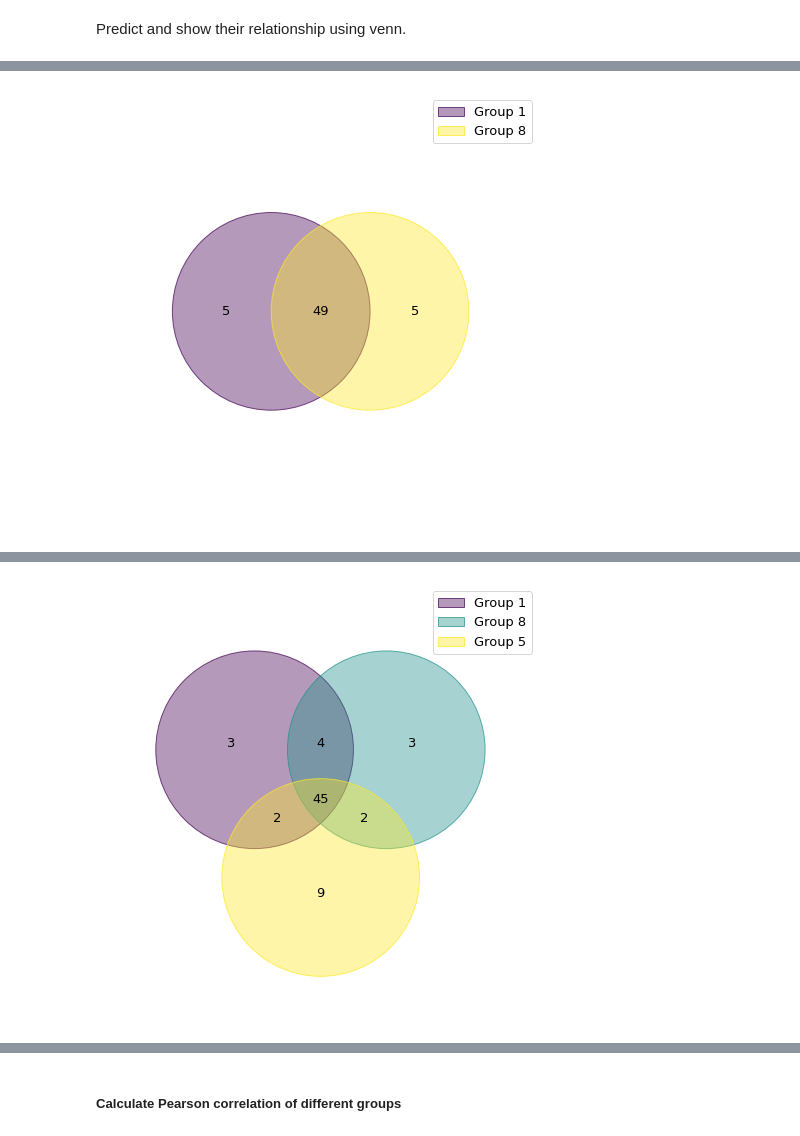
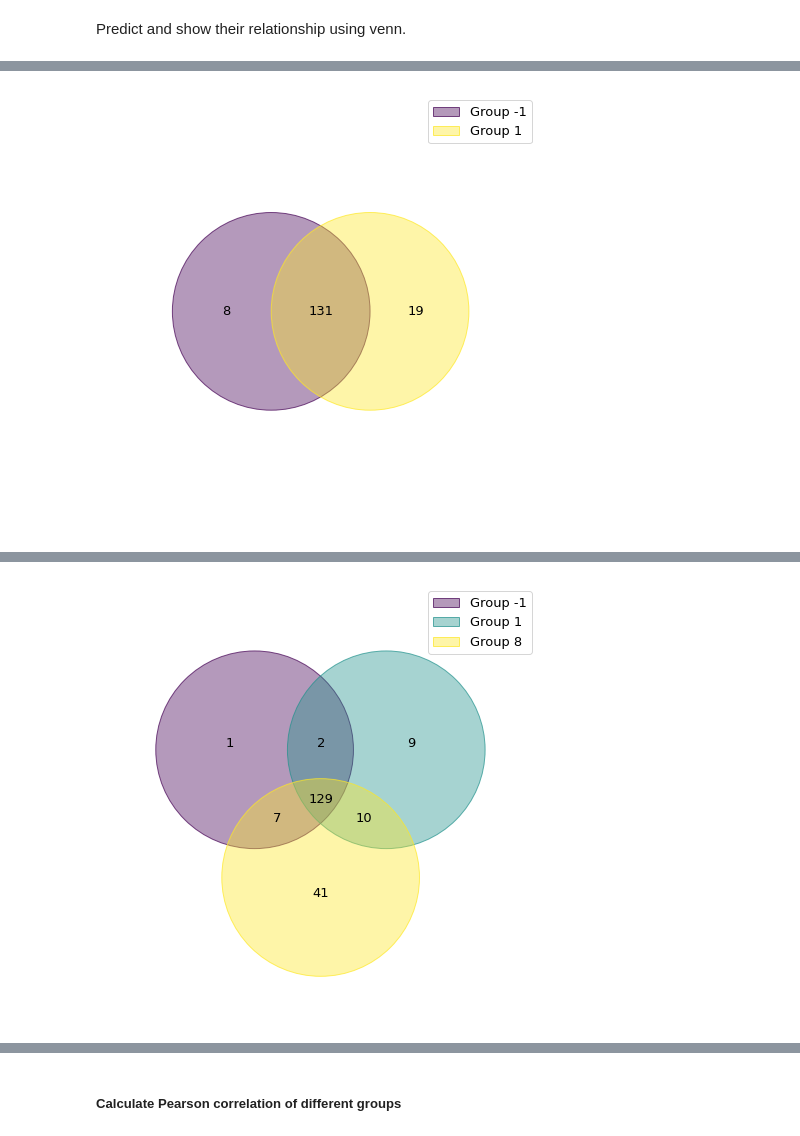
Before and after one commit to StanfordHCI/Curation-Modeling, a Jupyter notebook: curation.ipynb, the cells around one changed output, grey strips where cells are left out. Drawn from its saved outputs; the diff is of its cells as text; code cells hidden in the pictures.

```diff
--- a/curation.ipynb
+++ b/curation.ipynb
@@ -242,6 +242,6 @@ In train data, subreddit r/funny have 47 active users (who votes >= 5 times), 47
 # %%
 user_grouping_method = config["user_grouping_method"]
-user_grouping_method = "all_user_as_group" # TODO: change this
+user_grouping_method =  "votes all_user_as_group" # "manual" #TODO: change this
 manual_user_groups = config["manual_user_groups"]
 # manual_user_groups = {"Conservative": {66, 39, 10, 44, 16, 60}, "Democratic":{0, 65, 64, 37, 49, 52, 20, 22, 23, 26, 29}}
 debug(user_grouping_method=user_grouping_method)
@@ -259,7 +259,7 @@ def get_bool_vec(selected_ids, vec_size):
         bool_vec[user] = True
     return bool_vec
 
-def get_user_reps(selected_users, all_user_embedding, train_data:pd.DataFrame = None, selected_submissions = None, method = "neural"):
+def get_user_reps(selected_users, all_user_embedding, train_data:pd.DataFrame = None, selected_submissions = None, user_grouping_method = "neural"):
     assert all_user_embedding is not None
     selected_users_bool_vec = get_bool_vec(selected_users, all_user_embedding.shape[0])
     # user_user_i_map = {}
@@ -272,9 +272,9 @@ def get_user_reps(selected_users, all_user_embedding, train_data:pd.DataFrame =
             user_i += 1
     # assert len(user_user_i_map) == len(user_i_user_map)
     selected_users_reps = None
-    if method == "neural":
+    if "neural" in user_grouping_method:
         selected_users_reps = all_user_embedding[selected_users_bool_vec, :]
-    elif method == "votes":
+    elif "votes" in user_grouping_method:
         assert train_data is not None and selected_submissions is not None
         sub_sub_i_map = {sub: sub_i for sub_i, sub in enumerate(list(selected_submissions.keys()))}
         users_reps = torch.zeros([all_user_embedding.shape[0], len(selected_submissions)])
@@ -313,5 +313,6 @@ if pred_all_user_submission_vote_score_matrix is None:
     with torch.no_grad():
         user_embedding = model.lm_encoder.embeddings.word_embeddings(all_username_token_ids)
     # debug(all_username_tokens=all_username_tokens, all_username_token_ids=all_username_token_ids, user_embedding=user_embedding)
-    a_subreddit_active_users_reps, a_subreddit_active_user_i_user_map = get_user_reps(a_subreddit_active_users, all_user_embedding=user_embedding, train_data=train_data, selected_submissions = subreddit_train_submissions[a_subreddit], method = user_grouping_method)
+    a_subreddit_active_users_reps, a_subreddit_active_user_i_user_map = get_user_reps(a_subreddit_active_users, all_user_embedding=user_embedding, train_data=train_data, selected_submissions = subreddit_train_submissions[a_subreddit], user_grouping_method = user_grouping_method)
+    debug(a_subreddit_active_users_reps=a_subreddit_active_users_reps)
 # %% [output]
@@ -421,7 +445,7 @@ Set parameters
 # %%
 batch_size = 1024
 # thres = config["upvote_downvote_ratio_thres"]
-thres = 0.9 # TODO:
+thres = 0.5 # TODO:
 # %% [markdown]
 Predict and show their relationship using venn.
 # %%
@@ -437,7 +461,7 @@ def predict_groups_preferences(users_in_groups, unique_submissions:dict, thres =
         shutil.rmtree(config["preferred_submissions_venn_figure_dir"])
     os.makedirs(config["preferred_submissions_venn_figure_dir"], exist_ok=True)
     for group_x in users_in_groups:
-        if (user_grouping_method != "single_user_as_group") and (len(users_in_groups[group_x]) <= config["group_user_num_lower_thres"] or len(users_in_groups[group_x]) > config["group_user_num_upper_thres"]): # keep middle sized centers
+        if (user_grouping_method != "single_user_as_group" and user_grouping_method != "all_user_as_group") and (len(users_in_groups[group_x]) <= config["group_user_num_lower_thres"] or len(users_in_groups[group_x]) > config["group_user_num_upper_thres"]): # keep middle sized centers
             continue
         if group_centers is not None: # only keep not similar centers
             group_x_center = group_centers[group_x]
@@ -459,7 +483,7 @@ def predict_groups_preferences(users_in_groups, unique_submissions:dict, thres =
             predicted_group_x_submissions_votes = predict_group_users_submissions_votes(model, group_x_subreddit_submissions_data, batch_size)
             group_x_submission_votes, group_x_confidence, pred_group_x_subreddit_submission_vote_score_matrix, pred_group_x_subreddit_submission_vote_matrix = get_group_user_submission_vote_score_matrix(predicted_group_x_submissions_votes, users_in_groups[group_x], group_x_subreddit_submissions_data, existing_votes)
 
-            pred_group_votes_info[group_x] = group_x_submission_votes, group_x_confidence, pred_group_x_subreddit_submission_vote_score_matrix, pred_group_x_subreddit_submission_vote_matrix
+            pred_group_votes_info[group_x] = (group_x_submission_votes, group_x_confidence, pred_group_x_subreddit_submission_vote_score_matrix, pred_group_x_subreddit_submission_vote_matrix)
         else:
             group_x_submission_votes, group_x_confidence, pred_group_x_subreddit_submission_vote_score_matrix, pred_group_x_subreddit_submission_vote_matrix = pred_group_votes_info[group_x]
 
@@ -468,13 +492,12 @@ def predict_groups_preferences(users_in_groups, unique_submissions:dict, thres =
 
         pred_group_x_subreddit_submission_vote_matrix_np = pred_group_x_subreddit_submission_vote_matrix[unique_submissions_ids].to_numpy()
         pred_group_x_subreddit_submission_vote_matrix_np = pred_group_x_subreddit_submission_vote_matrix_np[pred_group_x_subreddit_submission_vote_matrix_np.sum(axis=1) >= 0]
-        debug(pred_group_x_subreddit_submission_vote_matrix_np)
         groups_submission_upvote_count_matrix[group_x] = pred_group_x_subreddit_submission_vote_matrix_np.sum(axis=0).astype(float)/len(pred_group_x_subreddit_submission_vote_matrix_np)
 
 
         ################# Display submissions preferred by each group of users ######################
 
-        if user_grouping_method == "single_user_as_group":
+        if "single_user_as_group" in user_grouping_method:
             user_train_vote_prompt = f"voted {existing_user_updown_votes[list(users_in_groups[group_x])[0]]} in training data, prediction confidence {list(group_x_confidence.values())[0]}, "
         else:
             user_train_vote_prompt = ""
@@ -498,5 +521,6 @@ def predict_groups_preferences(users_in_groups, unique_submissions:dict, thres =
     return groups_preferred_submissions, groups_preferred_submissions_text, groups_submission_upvote_count_matrix
 
 model = model.to(model.device); model.eval()
+config["group_user_num_upper_thres"] = 100
 groups_preferred_submissions, groups_preferred_submissions_text, groups_submission_upvote_count_matrix = predict_groups_preferences(users_in_groups, subreddit_test_submissions[a_subreddit], group_centers=group_centers, user_grouping_method=user_grouping_method, existing_votes=existing_votes, existing_user_updown_votes=existing_user_updown_votes, pred_group_votes_info = pred_group_votes_info, thres = thres)
 # %% [output]
@@ -520 +543 @@ Users in group 8 prefers 54/604 submissions (sorted using %upvotes): ['t3_e82hy0
-[figure, old version]
+[figure, new version]
@@ -541 +560 @@ Users in group 5 prefers 58/604 submissions (sorted using %upvotes): ['t3_e82hy0
-[figure, old version]
+[figure, new version]
```
Also changed, not shown: parts of 9 cells of this notebook, 1 other file.
